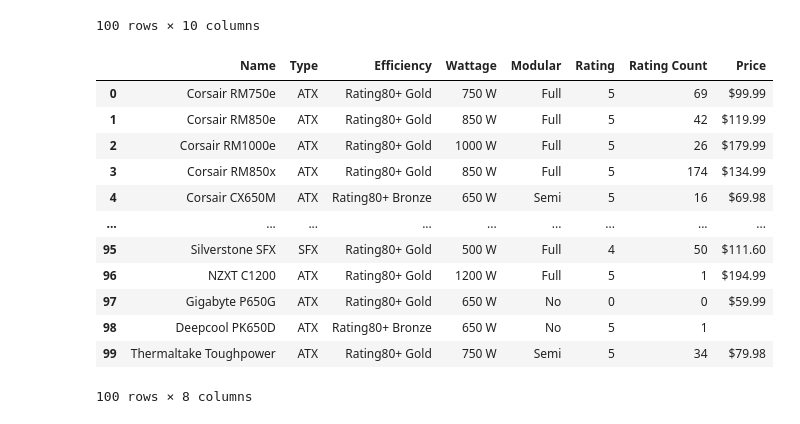
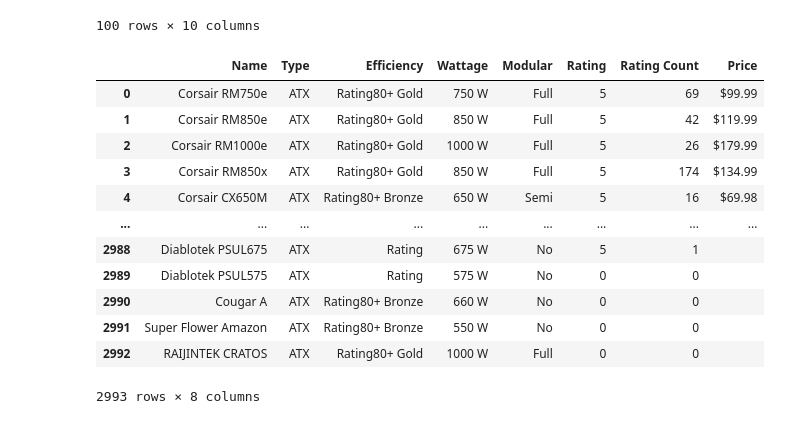
Before and after one commit to knoppds/CSCI_5502_Group_Project_01, a Jupyter notebook: Group_Project_Data_Collection.ipynb, the cells around one changed output. Cells and saved outputs as stored; diff of their text form; code cells hidden in the pictures.

Commit message:
Power Supply Updated

```diff
--- a/Group_Project_Data_Collection.ipynb
+++ b/Group_Project_Data_Collection.ipynb
@@ -519,7 +519,9 @@ Power_wattage = [Power for Power in Power_info if 'Wattage' in Power]
 Power_wattage = [Power.split('Wattage')[1] for Power in Power_wattage]
 
 #Extracting the Power Modular
-Power_modular = [Power for Power in Power_info if 'Modular' in Power]
+Power_modular = Power_HTML.find_all('td', class_='td__spec td__spec--4')
+# Stripping the text of the HTML tags
+Power_modular = [Power.get_text() for Power in Power_modular]
 # Removing the 'Modular' string
 Power_modular = [Power.split('Modular')[1] for Power in Power_modular]
 
@@ -538,36 +540,36 @@ Power_Rating_Count = [Power.get_text() for Power in Power_Rating_Count]
 Power_Rating_Count = [Power.replace('(', '') for Power in Power_Rating_Count]
 Power_Rating_Count = [Power.replace(')', '') for Power in Power_Rating_Count]
 
 # Extracting the Power Price
 Power_price = Power_HTML.find_all('td', class_='td__price')
 # Stripping the text of the HTML tags
 Power_price = [Power.get_text() for Power in Power_price]
 # Removing the last 3 characters in each element of the list
 Power_price = [Power[:-3] for Power in Power_price]
 
 # Creating a DataFrame
 Power_df = pd.DataFrame({
     'Name': Power_names,
     'Type': Power_type,
     'Efficiency': Power_efficiency,
     'Wattage': Power_wattage,
     'Modular': Power_modular,
     'Rating': Power_Rating,
     'Rating Count': Power_Rating_Count,
     'Price': Power_price
 })
 Power_df
 # %% [output]
 |  | Name | Type | Efficiency | Wattage | Modular | Rating | Rating Count | Price |
 | 0 | Corsair RM750e | ATX | Rating80+ Gold | 750 W | Full | 5 | 69 | $99.99 |
 | 1 | Corsair RM850e | ATX | Rating80+ Gold | 850 W | Full | 5 | 42 | $119.99 |
 | 2 | Corsair RM1000e | ATX | Rating80+ Gold | 1000 W | Full | 5 | 26 | $179.99 |
 | 3 | Corsair RM850x | ATX | Rating80+ Gold | 850 W | Full | 5 | 174 | $134.99 |
 | 4 | Corsair CX650M | ATX | Rating80+ Bronze | 650 W | Semi | 5 | 16 | $69.98 |
 | ... | ... | ... | ... | ... | ... | ... | ... | ... |
-| 95 | Silverstone SFX | SFX | Rating80+ Gold | 500 W | Full | 4 | 50 | $111.60 |
-| 96 | NZXT C1200 | ATX | Rating80+ Gold | 1200 W | Full | 5 | 1 | $194.99 |
-| 97 | Gigabyte P650G | ATX | Rating80+ Gold | 650 W | No | 0 | 0 | $59.99 |
-| 98 | Deepcool PK650D | ATX | Rating80+ Bronze | 650 W | No | 5 | 1 |  |
-| 99 | Thermaltake Toughpower | ATX | Rating80+ Gold | 750 W | Semi | 5 | 34 | $79.98 |
+| 2988 | Diablotek PSUL675 | ATX | Rating | 675 W | No | 5 | 1 |  |
+| 2989 | Diablotek PSUL575 | ATX | Rating | 575 W | No | 0 | 0 |  |
+| 2990 | Cougar A | ATX | Rating80+ Bronze | 660 W | No | 0 | 0 |  |
+| 2991 | Super Flower Amazon | ATX | Rating80+ Bronze | 550 W | No | 0 | 0 |  |
+| 2992 | RAIJINTEK CRATOS | ATX | Rating80+ Gold | 1000 W | Full | 0 | 0 |  |
-100 rows × 8 columns
+2993 rows × 8 columns
```
